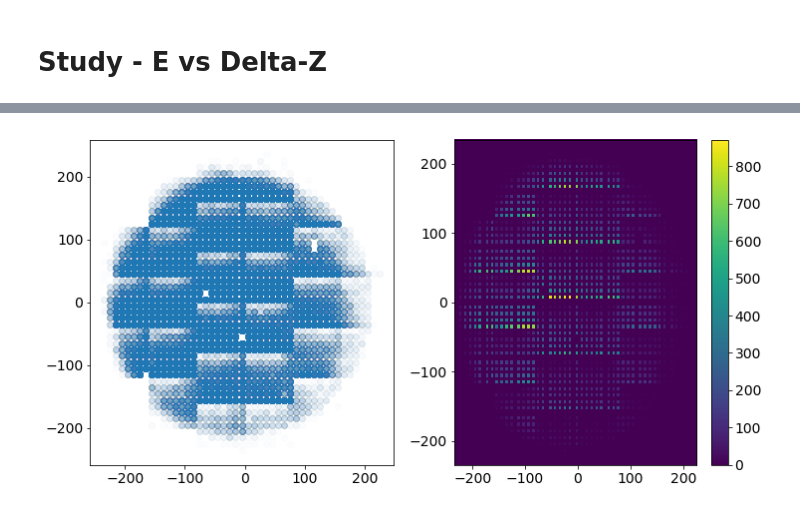
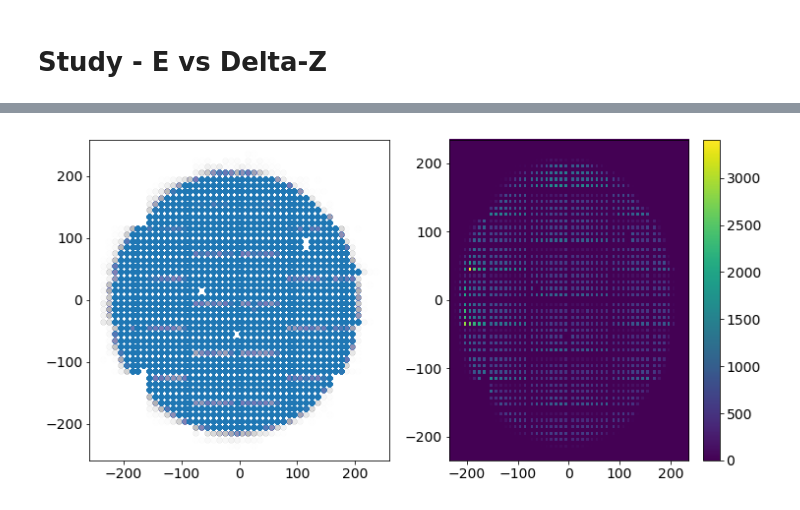
Before and after one commit to jahernando/ICAROSNB, a Jupyter notebook: JAH/csth/ana/ana_esum.ipynb, the cells around one changed output, grey strips where cells are left out. Cells and saved outputs as stored; diff of their text form; code cells hidden in the pictures.

```diff
--- a/JAH/csth/ana/ana_esum.ipynb
+++ b/JAH/csth/ana/ana_esum.ipynb
@@ -40,10 +43,11 @@ plt.rcParams[  "font.size"   ] =   font_size
 # %%
 #run_numbers = [6482, 6483, 6484, 6485]
 run_numbers = [6341, ]
-trigger    = 'trigger2'
+#trigger    = 'trigger2'
 #input_filename = f"$IC_DATA/{run_number}/pmaps/cepks_{run_number}_90_9188_{trigger}.h5"
-tag = '6q0min_noq'
-input_filenames = [f"$IC_DATA/{run_number}/cepks/cepks_{run_number}_0000_11999_{tag}.h5" for run_number in run_numbers]
+tag = '6q0min_trigger1'
+#tag = '6q0min_ebug'
+input_filenames = [f"$IC_DATA/{run_number}/cepks/cepks_{run_number}_0000_9999_{tag}.h5" for run_number in run_numbers]
 input_files     = [os.path.expandvars(ifile) for ifile in input_filenames]
 # %%
 def esum_from_hdf(filename, clear = True):
@@ -73,11 +77,11 @@ esum = esums[0]
 # %%
 fig = plt.figure(figsize=(12, 6))
 plt.subplot(1, 2, 1)
-plt.scatter(esum.x1, esum.y1, alpha = 0.01);
+plt.scatter(esum.x1, esum.y1, alpha = 0.005);
 plt.subplot(1, 2, 2)
 plt.hist2d(esum.x1, esum.y1, (100, 100));
 plt.colorbar();
 # %% [output]
-[figure, old version]
+[figure, new version]
 # %%
 esum = esums[0]
```
Also changed, not shown: parts of 6 cells of this notebook, 30 other files.
